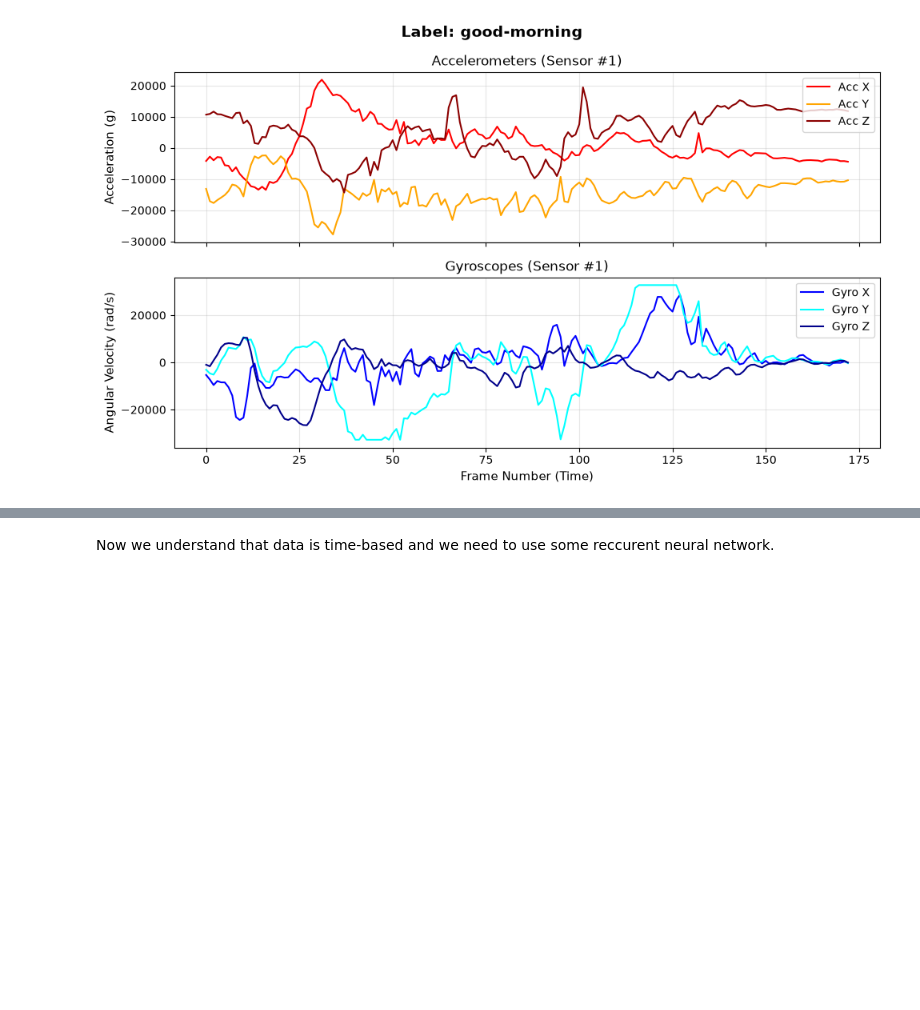
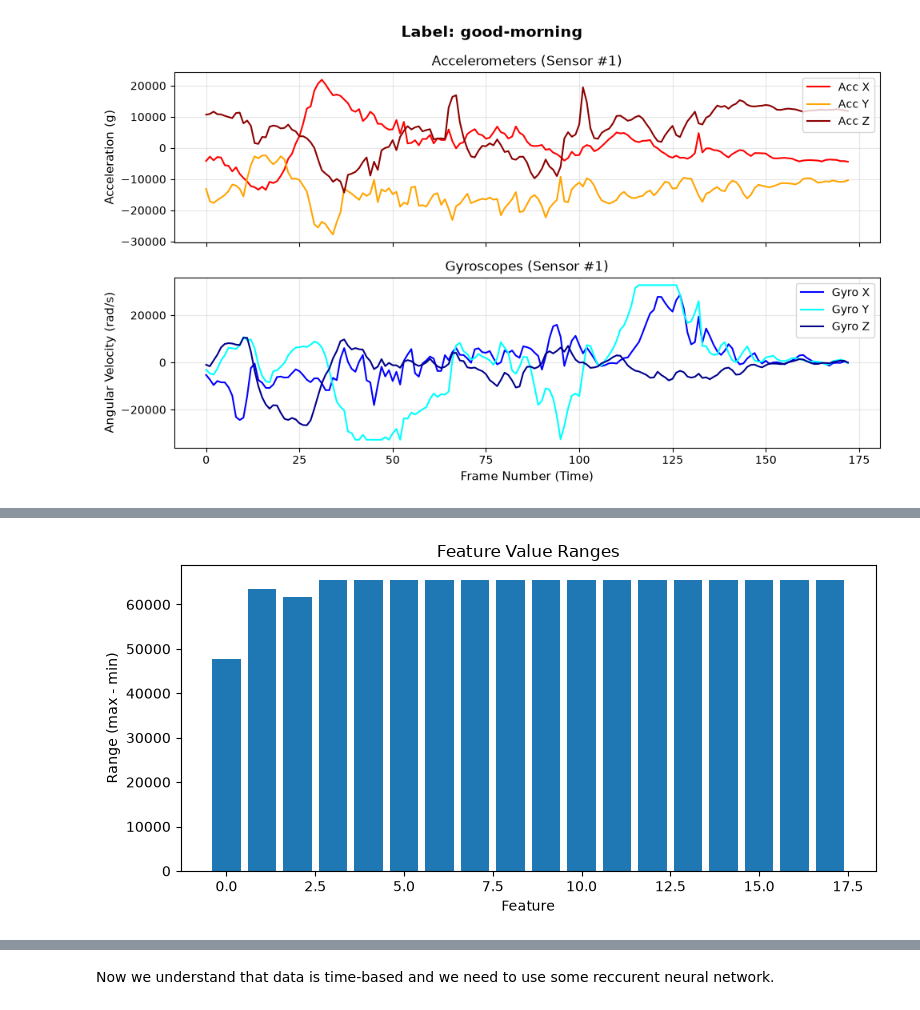
Before and after one commit to DmytroKyryliuk2023/smart-glove-ml, a Jupyter notebook: notebooks/eda/gesture.ipynb, the cells around one changed output, grey strips where cells are left out. Saved outputs shown, nothing was run; the diff lists cells and outputs as text; code cells hidden in the pictures; blank space fills up the shorter version.

Commit message:
feat: update gesture eda

```diff
--- a/notebooks/eda/gesture.ipynb
+++ b/notebooks/eda/gesture.ipynb
@@ -137,0 +161,99 @@ for _ in range(3):
+# %%
+X_all = np.concatenate(gestures, axis=0)
+
+print("\n" + "=" * 60)
+print("CONCATENATED DATA")
+print("=" * 60)
+
+print(f"Shape: {X_all.shape}")
+
+
+print("\n" + "=" * 60)
+print("OVERALL FEATURE VALUES")
+print("=" * 60)
+
+print(f"Min:    {X_all.min():.4f}")
+print(f"Max:    {X_all.max():.4f}")
+print(f"Mean:   {X_all.mean():.4f}")
+print(f"Median: {np.median(X_all):.4f}")
+print(f"Std:    {X_all.std():.4f}")
+
+
+feature_stats = pd.DataFrame({
+    "min": np.min(X_all, axis=0),
+    "max": np.max(X_all, axis=0),
+    "mean": np.mean(X_all, axis=0),
+    "median": np.median(X_all, axis=0),
+    "std": np.std(X_all, axis=0),
+})
+
+print("\n" + "=" * 60)
+print("PER-FEATURE STATISTICS")
+print("=" * 60)
+
+print(feature_stats.to_string())
+
+
+print("\n" + "=" * 60)
+print("DATA QUALITY")
+print("=" * 60)
+
+nan_count = np.isnan(X_all).sum()
+inf_count = np.isinf(X_all).sum()
+
+print(f"NaN values: {nan_count}")
+print(f"Inf values: {inf_count}")
+
+
+print("\n" + "=" * 60)
+print("FEATURE VARIANCE")
+print("=" * 60)
+
+feature_std = np.std(X_all, axis=0)
+
+print(f"Minimum feature std: {feature_std.min():.6f}")
+print(f"Maximum feature std: {feature_std.max():.6f}")
+
+low_variance_features = np.where(feature_std < 1e-6)[0]
+
+print(f"Near-constant features: {len(low_variance_features)}")
+
+if len(low_variance_features) > 0:
+    print("Feature indices:", low_variance_features)
+
+
+# Feature ranges
+
+feature_ranges = feature_stats["max"] - feature_stats["min"]
+
+plt.figure(figsize=(8, 4))
+
+plt.bar(
+    np.arange(len(feature_ranges)),
+    feature_ranges
+)
+
+plt.xlabel("Feature")
+plt.ylabel("Range (max - min)")
+plt.title("Feature Value Ranges")
+
+plt.tight_layout()
+plt.show()
+
+
+# Feature distributions
+
+plt.figure(figsize=(10, 5))
+
+plt.boxplot(
+    X_all,
+    showfliers=False
+)
+
+plt.xlabel("Feature")
+plt.ylabel("Value")
+plt.title("Feature Value Distributions")
+
+plt.tight_layout()
+plt.show()
+# %% [output]
@@ -137,0 +277 @@ for _ in range(3):
+[figure, added]
```
Also changed, not shown: parts of 10 cells of this notebook.
